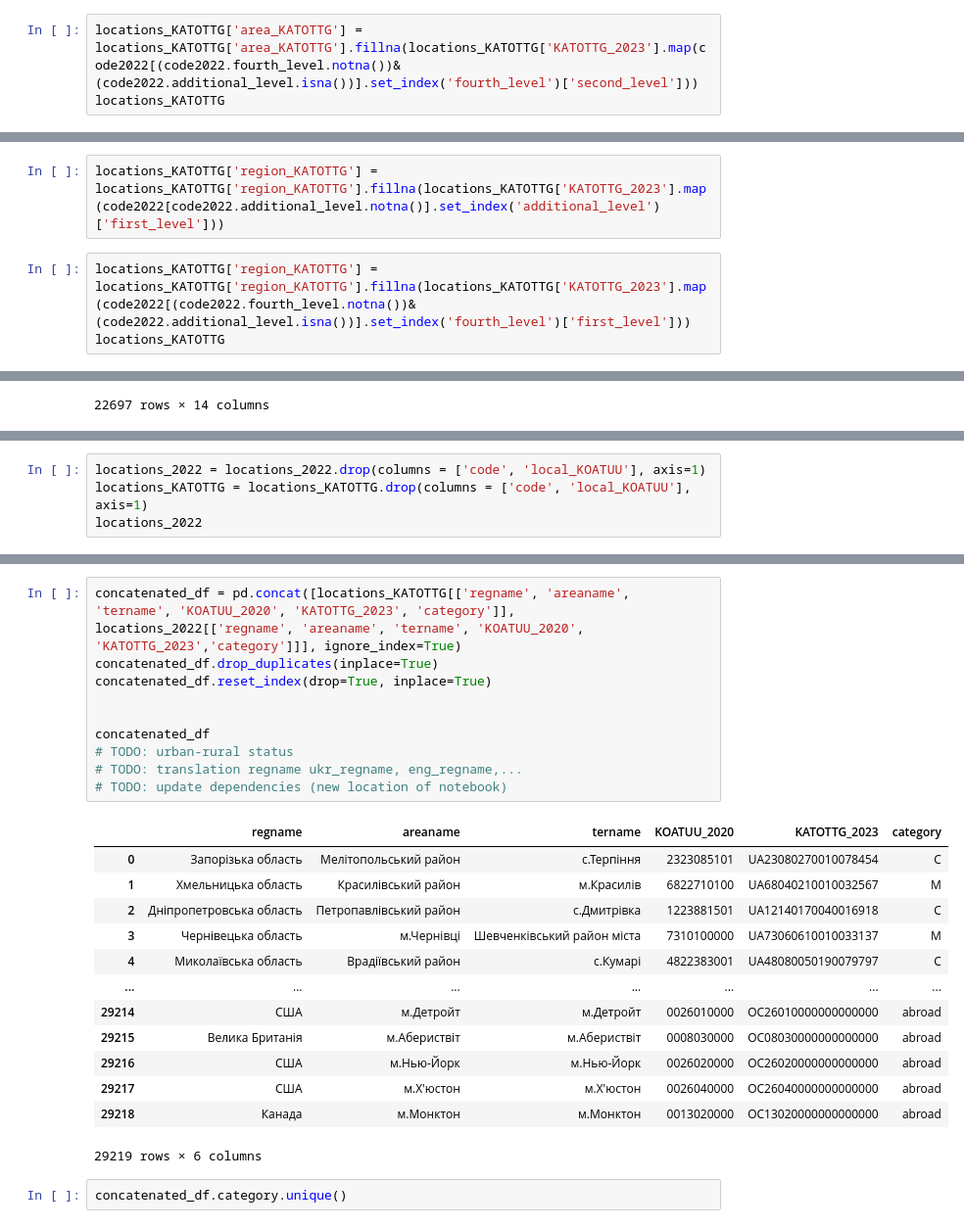
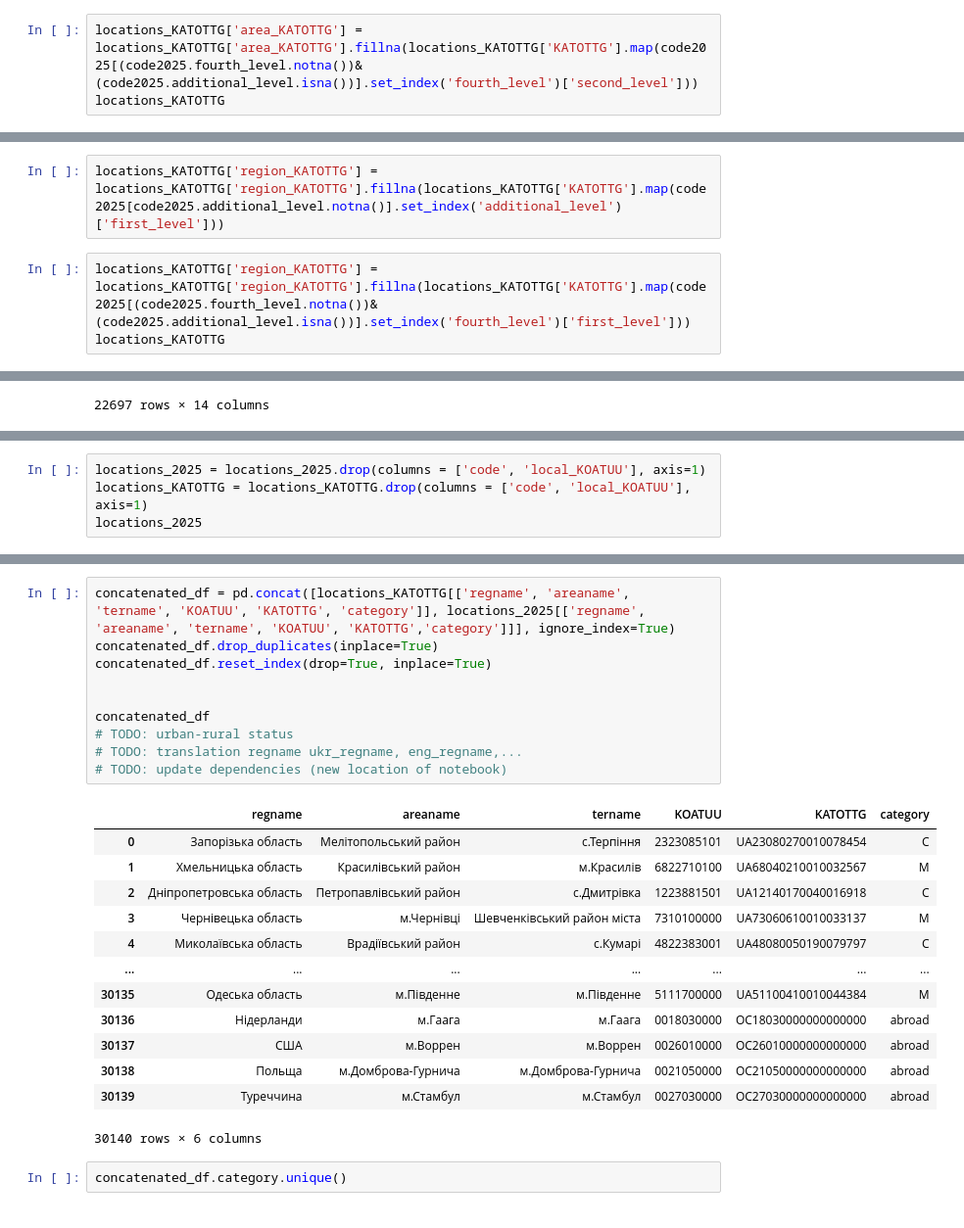
Before and after one commit to DataResponsibly/ZNO-Dataset, a Jupyter notebook: notebooks/tables_creation/Locations_table.ipynb, the cells around one changed output, grey strips where cells are left out. Shown at 98% size. Cells and saved outputs as stored; diff of their text form.

```diff
--- a/notebooks/tables_creation/Locations_table.ipynb
+++ b/notebooks/tables_creation/Locations_table.ipynb
@@ -1336,5 +1532,5 @@ locations_KATOTTG['area_KATOTTG'] = locations_KATOTTG['area_KATOTTG'].fillna(loc
 # %%
-locations_KATOTTG['area_KATOTTG'] = locations_KATOTTG['area_KATOTTG'].fillna(locations_KATOTTG['KATOTTG_2023'].map(code2022[(code2022.fourth_level.notna())&(code2022.additional_level.isna())].set_index('fourth_level')['second_level']))
+locations_KATOTTG['area_KATOTTG'] = locations_KATOTTG['area_KATOTTG'].fillna(locations_KATOTTG['KATOTTG'].map(code2025[(code2025.fourth_level.notna())&(code2025.additional_level.isna())].set_index('fourth_level')['second_level']))
 locations_KATOTTG
 # %% [output]
 |  | regname | areaname | tername | region_KOATUU | areaname_new | area_KOATUU | tername_new | code | ... |
@@ -1351,9 +1547,9 @@ locations_KATOTTG
 | 22696 | Чернівецька область | м.Чернівці | м.Чернівці | 73 | м.Чернівці | 101 | м.Чернівці | 73101 | ... |
 22697 rows × 14 columns
 # %%
-locations_KATOTTG['region_KATOTTG'] = locations_KATOTTG['region_KATOTTG'].fillna(locations_KATOTTG['KATOTTG_2023'].map(code2022[code2022.additional_level.notna()].set_index('additional_level')['first_level']))
+locations_KATOTTG['region_KATOTTG'] = locations_KATOTTG['region_KATOTTG'].fillna(locations_KATOTTG['KATOTTG'].map(code2025[code2025.additional_level.notna()].set_index('additional_level')['first_level']))
 # %%
-locations_KATOTTG['region_KATOTTG'] = locations_KATOTTG['region_KATOTTG'].fillna(locations_KATOTTG['KATOTTG_2023'].map(code2022[(code2022.fourth_level.notna())&(code2022.additional_level.isna())].set_index('fourth_level')['first_level']))
+locations_KATOTTG['region_KATOTTG'] = locations_KATOTTG['region_KATOTTG'].fillna(locations_KATOTTG['KATOTTG'].map(code2025[(code2025.fourth_level.notna())&(code2025.additional_level.isna())].set_index('fourth_level')['first_level']))
 locations_KATOTTG
 # %% [output]
 |  | regname | areaname | tername | region_KOATUU | areaname_new | area_KOATUU | tername_new | code | ... |
@@ -1428,6 +1624,6 @@ Index(['regname', 'areaname', 'tername', 'region_KOATUU', 'areaname_new',
       dtype='object')
 # %%
-locations_2022 = locations_2022.drop(columns = ['code', 'local_KOATUU'], axis=1)
+locations_2025 = locations_2025.drop(columns = ['code', 'local_KOATUU'], axis=1)
 locations_KATOTTG = locations_KATOTTG.drop(columns = ['code', 'local_KOATUU'], axis=1)
-locations_2022
+locations_2025
 # %% [output]
@@ -1483,29 +1679,29 @@ else:
 # %% [output]
 No rows found that meet the condition.
 # %%
-concatenated_df = pd.concat([locations_KATOTTG[['regname', 'areaname', 'tername', 'KOATUU_2020', 'KATOTTG_2023', 'category']], locations_2022[['regname', 'areaname', 'tername', 'KOATUU_2020', 'KATOTTG_2023','category']]], ignore_index=True)
+concatenated_df = pd.concat([locations_KATOTTG[['regname', 'areaname', 'tername', 'KOATUU', 'KATOTTG', 'category']], locations_2025[['regname', 'areaname', 'tername', 'KOATUU', 'KATOTTG','category']]], ignore_index=True)
 concatenated_df.drop_duplicates(inplace=True)
 concatenated_df.reset_index(drop=True, inplace=True)
 
 
 concatenated_df
 # TODO: urban-rural status
 # TODO: translation regname ukr_regname, eng_regname,...
 # TODO: update dependencies (new location of notebook)
 # %% [output]
-|  | regname | areaname | tername | KOATUU_2020 | KATOTTG_2023 | category |
+|  | regname | areaname | tername | KOATUU | KATOTTG | category |
 | 0 | Запорізька область | Мелітопольський район | с.Терпіння | 2323085101 | UA23080270010078454 | С |
 | 1 | Хмельницька область | Красилівський район | м.Красилів | 6822710100 | UA68040210010032567 | М |
 | 2 | Дніпропетровська область | Петропавлівський район | с.Дмитрівка | 1223881501 | UA12140170040016918 | С |
 | 3 | Чернівецька область | м.Чернівці | Шевченківський район міста | 7310100000 | UA73060610010033137 | М |
 | 4 | Миколаївська область | Врадіївський район | с.Кумарі | 4822383001 | UA48080050190079797 | С |
 | ... | ... | ... | ... | ... | ... | ... |
-| 29214 | США | м.Детройт | м.Детройт | 0026010000 | OC26010000000000000 | abroad |
-| 29215 | Велика Британія | м.Абериствіт | м.Абериствіт | 0008030000 | OC08030000000000000 | abroad |
-| 29216 | США | м.Нью-Йорк | м.Нью-Йорк | 0026020000 | OC26020000000000000 | abroad |
-| 29217 | США | м.Х'юстон | м.Х'юстон | 0026040000 | OC26040000000000000 | abroad |
-| 29218 | Канада | м.Монктон | м.Монктон | 0013020000 | OC13020000000000000 | abroad |
+| 30135 | Одеська область | м.Південне | м.Південне | 5111700000 | UA51100410010044384 | М |
+| 30136 | Нідерланди | м.Гаага | м.Гаага | 0018030000 | OC18030000000000000 | abroad |
+| 30137 | США | м.Воррен | м.Воррен | 0026010000 | OC26010000000000000 | abroad |
+| 30138 | Польща | м.Домброва-Гурнича | м.Домброва-Гурнича | 0021050000 | OC21050000000000000 | abroad |
+| 30139 | Туреччина | м.Стамбул | м.Стамбул | 0027030000 | OC27030000000000000 | abroad |
-29219 rows × 6 columns
+30140 rows × 6 columns
 # %%
 concatenated_df.category.unique()
 # %% [output]
```
Also changed, not shown: parts of 118 cells of this notebook, 3 other files.
